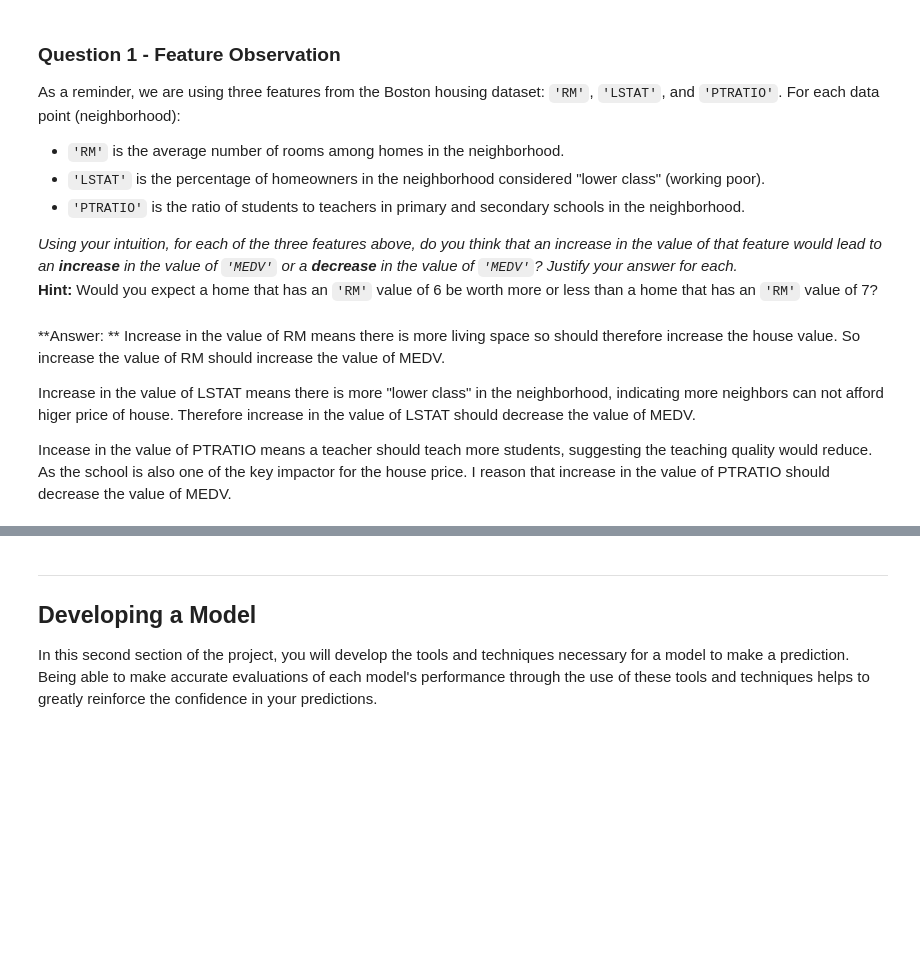
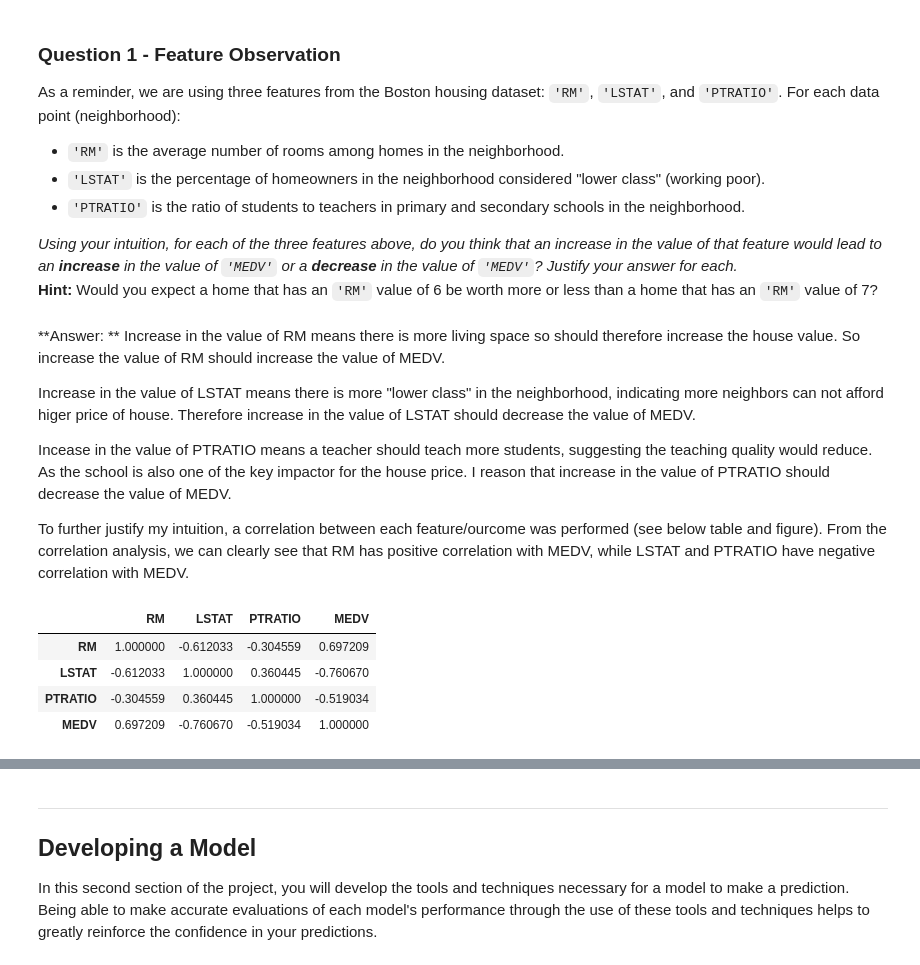
Before and after one commit to jhli973/machine-learning, a Jupyter notebook: projects/boston_housing/boston_housing.ipynb, the cells around one changed output, grey strips where cells are left out. Saved outputs shown, nothing was run; the diff lists cells and outputs as text; code cells hidden in the pictures; blank space fills up the shorter version.

```diff
--- a/projects/boston_housing/boston_housing.ipynb
+++ b/projects/boston_housing/boston_housing.ipynb
@@ -109,3 +109,14 @@ Increase in the value of RM means there is more living space so should therefore
 Increase in the value of LSTAT means there is more "lower class" in the neighborhood, indicating more neighbors can not afford higer price of house. Therefore increase in the value of LSTAT should decrease the value of MEDV.
 
 Incease in the value of PTRATIO means a teacher should teach more students, suggesting the teaching quality would reduce. As the school is also one of the key impactor for the house price. I reason that increase in the value of PTRATIO should decrease the value of MEDV.
+
+To further justify my intuition, a correlation between each feature/ourcome was performed (see below table and figure). From the correlation analysis, we can clearly see that RM has positive correlation with MEDV, while LSTAT and PTRATIO have negative correlation with MEDV.
+# %%
+# check for correlation
+data.corr()
+# %% [output]
+|  | RM | LSTAT | PTRATIO | MEDV |
+| RM | 1.000000 | -0.612033 | -0.304559 | 0.697209 |
+| LSTAT | -0.612033 | 1.000000 | 0.360445 | -0.760670 |
+| PTRATIO | -0.304559 | 0.360445 | 1.000000 | -0.519034 |
+| MEDV | 0.697209 | -0.760670 | -0.519034 | 1.000000 |
```
Also changed, not shown: parts of 11 cells of this notebook, 1 other file.
